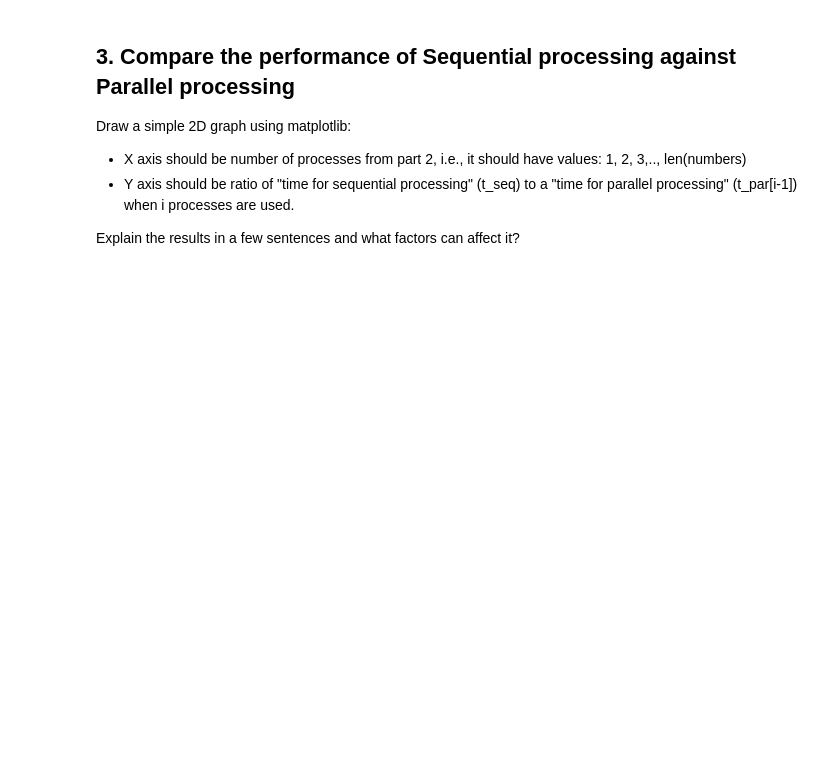
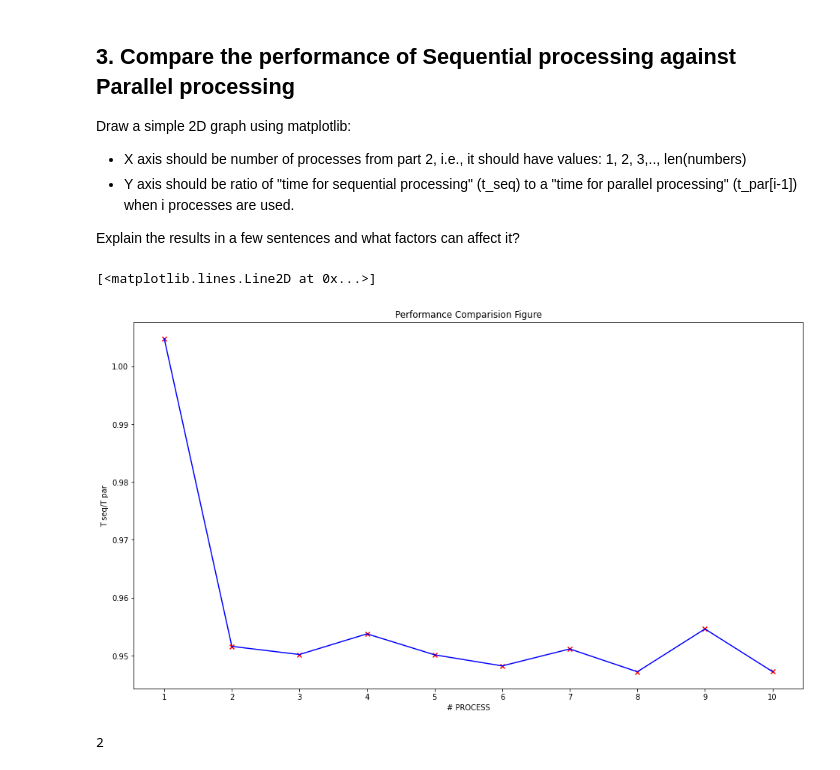
Before and after one commit to Ehsan2754/Fall2021, a Jupyter notebook: DPN/Lab1/Lab01_assignment.ipynb, the cells around one changed output. Saved outputs shown, nothing was run; the diff lists cells and outputs as text; code cells hidden in the pictures; blank space fills up the shorter version.

```diff
--- a/DPN/Lab1/Lab01_assignment.ipynb
+++ b/DPN/Lab1/Lab01_assignment.ipynb
@@ -47,32 +77,38 @@ def check_prime_worker(job_queue):
         #    is prime or not, use is_prime()
         # 3. use try/except to catch Empty exception
         #    and quit the loop if no number remains in queue
-
+        try:
+          num = job_queue.get(block=False)
+          print('PROCCESS:',current_process().name,'\t PID:',os.getpid(),'\t.:.\t#',num,'\t>> ',is_prime(num))
+        except Empty:
+          break
 
 # calculate if the numbers are prime or not
 # measure the performance of parallel processing
 if __name__ == "__main__":
     job_queue = Queue()
-
     t_par = []
     # number of workers
-    for _ in range(1, len(numbers)+1):
+    for P in range(1, len(numbers)+1):
         # preparing the jobs to be done by workers
         for n in numbers:
             job_queue.put(n)
 
         # your code here
-
         # 1. create list of processes of N process. Choose N in range of [1:len(numbers)]
-
+        processes = [Process(name=str(N),target=check_prime_worker, args=(job_queue,)) for N in range(1,P+1)]
         # 2. record the start time
-        start =
-
+        start = time.time()
+        print(f'>>\tPROCESSING USING %i PROCESSES'%P)
+        print(f'--\tSTART TIME :',start)
         # 3. start each of the processes
-
+        [p.start() for p in processes]
         # 4. call join on each of the processes
-
+        [p.join() for p in processes]
         # 5. measure the performance and append to the list of records
-        t_par.append( )
-
+        end = time.time()
+        print(f'--\tEND TIME :',end)
+        t_par.append((P,end-start))
+        print(f'--\tTOTAL EXECUTION TIME :',end-start)
         # 6. close the processes
+        [p.close() for p in processes]
@@ -85,3 +139,22 @@ Draw a simple 2D graph using matplotlib:
 - Y axis should be ratio of "time for sequential processing" (t_seq) to a "time for parallel processing" (t_par[i-1]) when i processes are used.
 
 Explain the results in a few sentences and what factors can affect it?
+# %%
+import matplotlib.pyplot as plt
+X,Y = zip(*t_par)
+X = list(X)
+Y = [t_seq/y for y in Y]
+plt.figure(figsize=(16,9))
+plt.title('Performance Comparision Figure')
+plt.xlabel('# PROCESS')
+plt.ylabel('T seq/T par')
+plt.xticks(X,X)
+plt.scatter(X,Y,c='r',marker='x')
+plt.plot(X,Y,'b')
+# %% [output]
+[<matplotlib.lines.Line2D at 0x...>]
+[figure, added]
+# %%
+print(os.cpu_count())
+# %% [output]
+2
```
Also changed, not shown: parts of 4 cells of this notebook.
